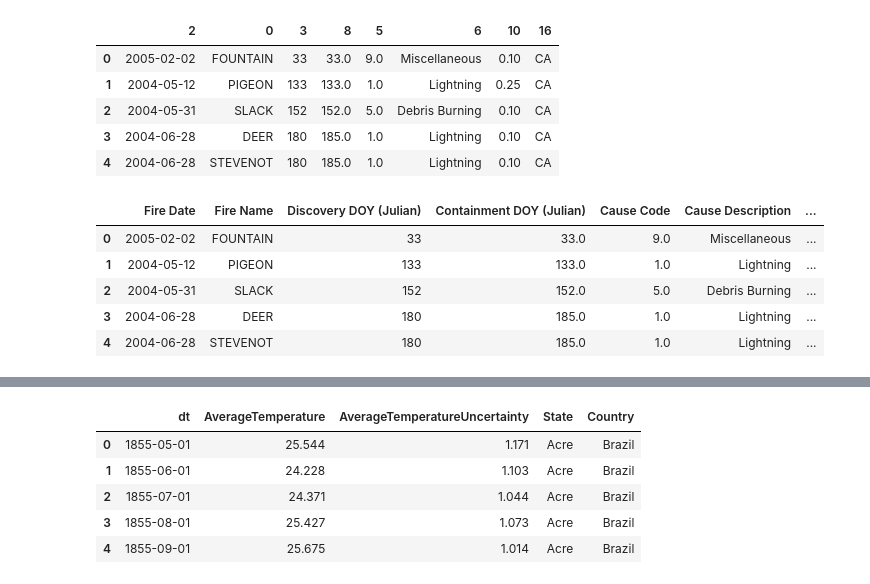
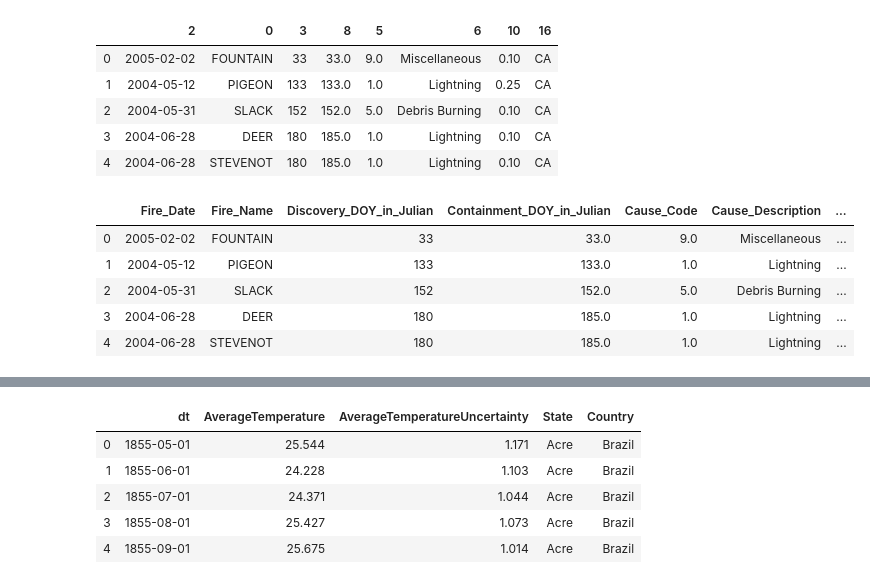
Before and after one commit to arjunng/ETL-Project, a Jupyter notebook: ETL_project_Final.ipynb, the cells around one changed output, grey strips where cells are left out. Cells and saved outputs as stored; diff of their text form; code cells hidden in the pictures.

```diff
--- a/ETL_project.ipynb
+++ b/ETL_project_Final.ipynb
@@ -57,17 +51,17 @@ new_df_fire.head()
 # %%
 # rename columns
 new_df_fire = new_df_fire.rename(
-    columns={2: "Fire Date",
-             0: "Fire Name",
-             3: "Discovery DOY (Julian)",
-             8: "Containment DOY (Julian)",
-             5: "Cause Code",
-             6: "Cause Description",
-             10: "Fire Size (Acres)",
+    columns={2: "Fire_Date",
+             0: "Fire_Name",
+             3: "Discovery_DOY_in_Julian",
+             8: "Containment_DOY_in_Julian",
+             5: "Cause_Code",
+             6: "Cause_Description",
+             10: "Fire_Size_in_Acres",
              16: "State"})
 new_df_fire.head()
 # %% [output]
-|  | Fire Date | Fire Name | Discovery DOY (Julian) | Containment DOY (Julian) | Cause Code | Cause Description | ... |
+|  | Fire_Date | Fire_Name | Discovery_DOY_in_Julian | Containment_DOY_in_Julian | Cause_Code | Cause_Description | ... |
 | 0 | 2005-02-02 | FOUNTAIN | 33 | 33.0 | 9.0 | Miscellaneous | ... |
 | 1 | 2004-05-12 | PIGEON | 133 | 133.0 | 1.0 | Lightning | ... |
 | 2 | 2004-05-31 | SLACK | 152 | 152.0 | 5.0 | Debris Burning | ... |
```
Also changed, not shown: parts of 20 cells of this notebook, 3 other files.
